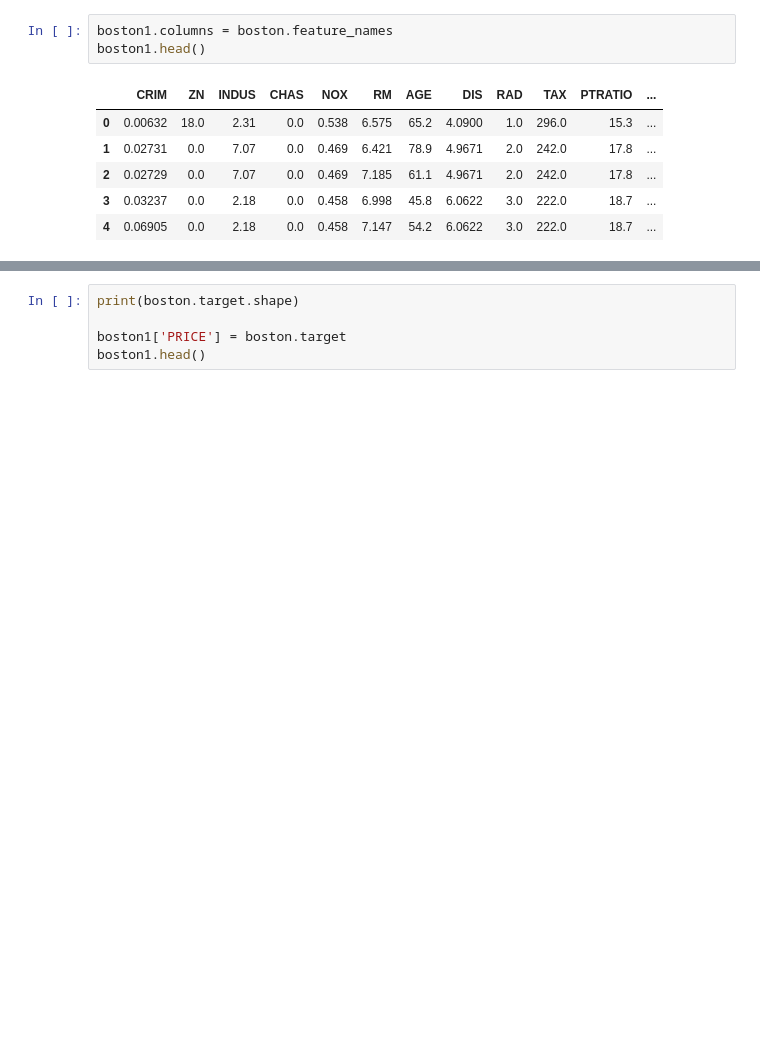
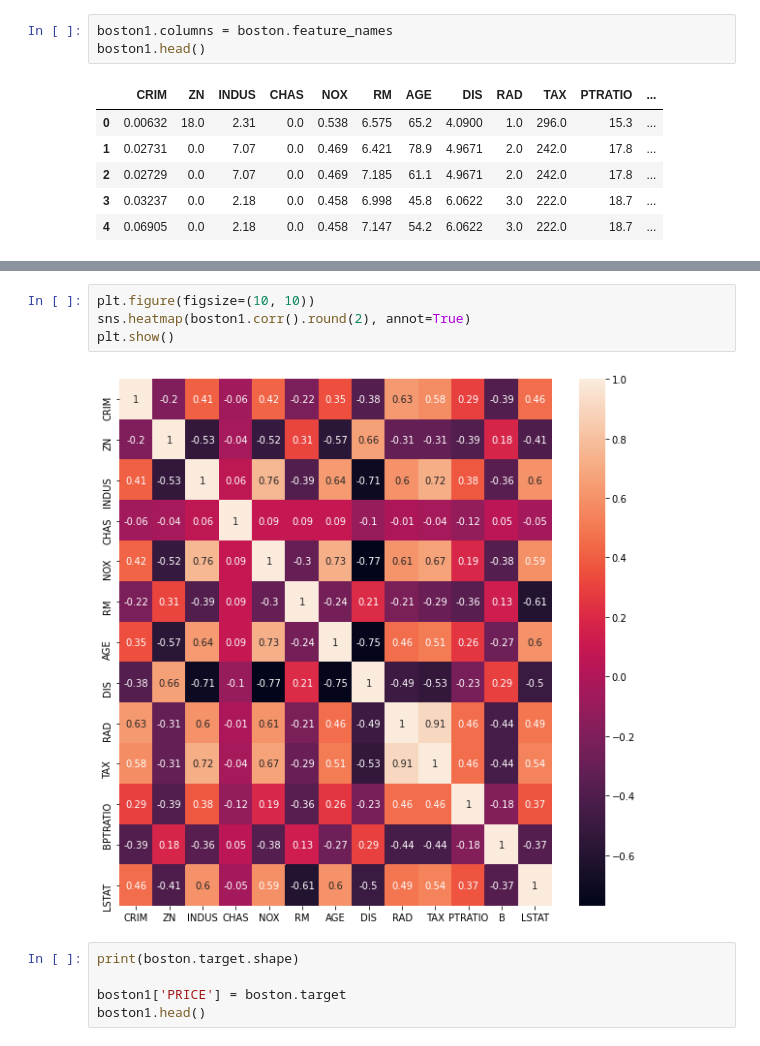
Before and after one commit to SainiManisha/Data-Science-Tutorial, a Jupyter notebook: Regression_using_Boston_Dataset.ipynb, the cells around one changed output, grey strips where cells are left out. Cells and saved outputs as stored; diff of their text form; blank space fills up the shorter version.

```diff
--- a/Regression_using_Boston_Dataset.ipynb
+++ b/Regression_using_Boston_Dataset.ipynb
@@ -72,3 +91,9 @@ boston1.describe()
+# %%
+plt.figure(figsize=(10, 10))
+sns.heatmap(boston1.corr().round(2), annot=True)
+plt.show()
+# %% [output]
+[figure, added]
 # %%
 print(boston.target.shape)
 
```
Also changed, not shown: parts of 3 cells of this notebook.
